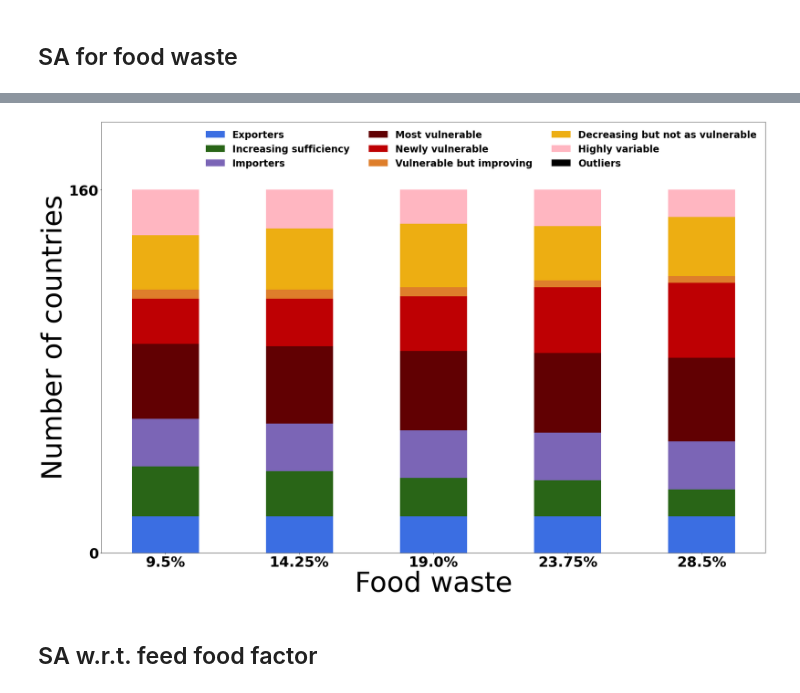
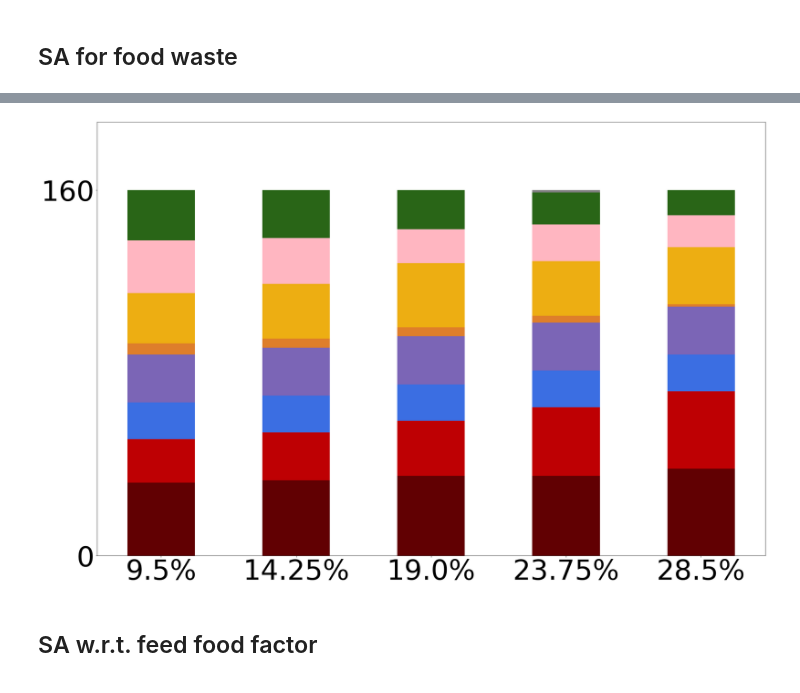
Before and after one commit to charlottegiseleweil/future-food-sufficiency, a Jupyter notebook: sufficiencies/SA_MC_caloric_sufficiency.ipynb, the cells around one changed output, grey strips where cells are left out. Drawn from its saved outputs; the diff is of its cells as text; code cells hidden in the pictures.

```diff
--- a/sufficiencies/SA_MC_caloric_sufficiency.ipynb
+++ b/sufficiencies/SA_MC_caloric_sufficiency.ipynb
@@ -492,59 +492,64 @@ cat1, cat2, cat3, cat4, cat5, cat6, cat7, cat8, cat9
 # %%
 from matplotlib import rc
 import matplotlib
 # y-axis in bold
-rc('font', weight='bold')
+rc('font', weight='normal')
 
 header = ['Exporters', 'Increasing sufficiency', 'Importers', 'Most vulnerable', 'Newly vulnerable',
             'Vulnerable but improving', 'Decreasing but not as vulnerable', 'Highly variable', 'Outliers']
 
+header = [
+    'Most vulnerable (India)', 'Newly vulnerable (Mexico)', 'Exporters (Argentina)', 'Importers (Singapore)', 'Vulnerable but improving (Morocco)',
+    'Decreasing but not as vulnerable (Italy)', 'Highly variable', 'Increasing sufficiency (Norway)', 'Global'
+]
+
 values = [str(e)+'%' for e in list(np.round(19 * np.array([.5, .75, 1., 1.25, 1.5]),2))]
 
 cat1 = np.array([16, 16, 16, 16, 16])
-cat2 = np.array([22, 20, 17, 16, 12])
+cat2 = np.array([22, 21, 17, 14, 11])
 cat3 = np.array([21, 21, 21, 21, 21])
-cat4 = np.array([33, 34, 35, 35, 37])
-cat5 = np.array([20, 21, 24, 29, 33])
-cat6 = np.array([4, 4, 4, 3, 3])
-cat7 = np.array([24, 27, 28, 24, 26])
-cat8 = np.array([20, 17, 15, 16, 12])
-cat9 = np.array([0, 0, 0, 0, 0])
+cat4 = np.array([32, 33, 35, 35, 38])
+cat5 = np.array([19, 21, 24, 30, 34])
+cat6 = np.array([5, 4, 4, 3, 1])
+cat7 = np.array([22, 24, 28, 24, 25])
+cat8 = np.array([23, 20, 15, 16, 14])
+cat9 = np.array([0, 0, 0, 1, 0])
 
 ind = np.arange(len(values))
 width = .5
 matplotlib.rc('font', serif='Helvetica Neue')
 matplotlib.rc('text', usetex='false')
 matplotlib.rcParams.update({'font.size': 40})
 
 fig = matplotlib.pyplot.gcf()
 fig.set_size_inches(30, 20)
-plt.xticks(ind, values, fontsize=36)
-plt.xlabel('Food waste', fontsize=70)
+plt.xticks(ind, values, fontsize=70)
+# plt.xlabel('\n% of Food waste', fontsize=70)
 plt.ylim([0,190])
-plt.yticks([0, 160], fontsize=36)
-plt.ylabel('Number of countries', fontsize=70)
+plt.yticks([0, 160], fontsize=70)
+# plt.ylabel('Number of countries', fontsize=70)
 
 
-p1 = plt.bar(ind, cat1, width, color='#3B6EE2')
-p2 = plt.bar(ind, cat2, width, bottom=cat1, color='#296517')
-p3 = plt.bar(ind, cat3, width, bottom=cat1+cat2, color='#7B65B6')
-p4 = plt.bar(ind, cat4, width, bottom=cat1+cat2+cat3,
-             color='#610002')
-p5 = plt.bar(ind, cat5, width, bottom=cat1+cat2+cat3+cat4, color='#BE0003')
-p6 = plt.bar(ind, cat6, width, bottom=cat1+cat2+cat3+cat4+cat5, color='#DE7E2B')
-p7 = plt.bar(ind, cat7, width, bottom=cat1+cat2+cat3+cat4+cat5+cat6, color='#EDAE12')
-p8 = plt.bar(ind, cat8, width, bottom=cat1+cat2+cat3+cat4+cat5+cat6+cat7,
-             color='#FFB6C1')
-p9 = plt.bar(ind, cat9, width, bottom=cat1+cat2+cat3+cat4+cat5+cat6+cat7+cat8,
-             color='black')
+p1 = plt.bar(ind, cat4, width, color='#610002')
+p2 = plt.bar(ind, cat5, width, bottom=cat4, color='#BE0003')
+p3 = plt.bar(ind, cat1, width, bottom=cat4+cat5, color='#3B6EE2')
+p4 = plt.bar(ind, cat3, width, bottom=cat4+cat5+cat1,
+             color='#7B65B6')
+p5 = plt.bar(ind, cat6, width, bottom=cat4+cat5+cat1+cat3, color='#DE7E2B')
+p6 = plt.bar(ind, cat7, width, bottom=cat4+cat5+cat1+cat3+cat6, color='#EDAE12')
+p7 = plt.bar(ind, cat8, width, bottom=cat4+cat5+cat1+cat3+cat6+cat7, color='#FFB6C1')
+p8 = plt.bar(ind, cat2, width, bottom=cat4+cat5+cat1+cat3+cat6+cat7+cat8,
+             color='#296517')
+p9 = plt.bar(ind, cat9, width, bottom=cat4+cat5+cat1+cat3+cat6+cat7+cat8+cat2,
+             color='grey')
 
 
-plt.legend((p1[0], p2[0], p3[0], p4[0], p5[0], p6[0], p7[0], p8[0], p9[0]), (header[0], header[1], header[2], header[3], header[4],\
-                                          header[5], header[6], header[7], header[8]), fontsize=24, ncol=3, framealpha=0., fancybox=True)
+# plt.legend((p1[0], p2[0], p3[0], p4[0], p5[0], p6[0], p7[0], p8[0], p9[0]), (header[0], header[1], header[2], header[3], header[4],\
+#                                           header[5], header[6], header[7], header[8]), fontsize=24, ncol=3, framealpha=0., fancybox=True)
 # plt.title('Sensitivity analysis of caloric sufficiency w.r.t. food waste')
 plt.show()
 # %% [output]
-[figure, old version]
+[figure, new version]
 # %% [markdown]
 ## SA w.r.t. feed food factor
 # %%
```
Also changed, not shown: parts of 30 cells of this notebook, 3 other files.
